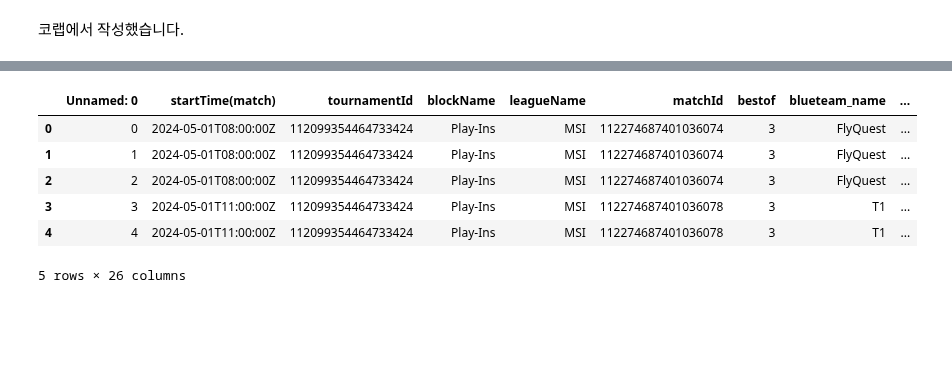
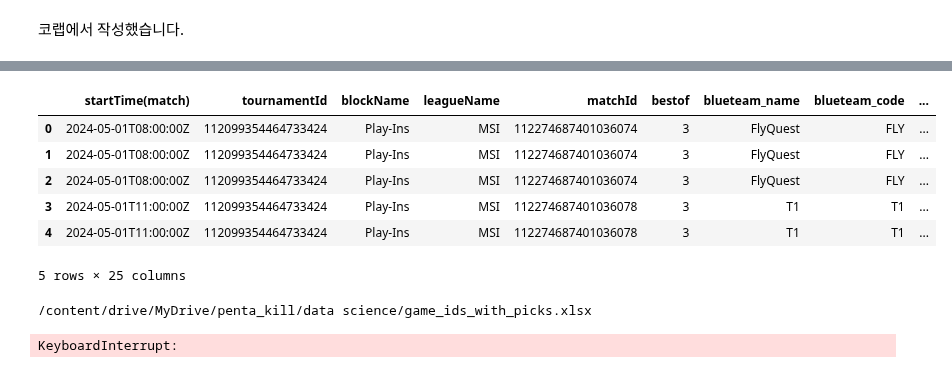
Before and after one commit to chlxogur/penta_kill_data_science, a Jupyter notebook: match_detail_with_scrapped_data.ipynb, the cells around one changed output, grey strips where cells are left out. Cells and saved outputs as stored; diff of their text form; code cells hidden in the pictures; blank space fills up the shorter version.

Commit message:
add picks on game_ids

```diff
--- a/match_detail_with_scrapped_data.ipynb
+++ b/match_detail_with_scrapped_data.ipynb
@@ -13,27 +13,27 @@ import numpy as np
 # %%
 PARTICIPANT_NUMBER_OF_A_TEAM = 5
 
 PROJ_PATH = "/content/drive/MyDrive/penta_kill/data science/"
-former = pd.read_excel(PROJ_PATH + "game_ids_with_patch.xlsx")
+former = pd.read_excel(PROJ_PATH + "game_ids.xlsx")
 crawled = pd.read_excel(PROJ_PATH + "crawling_result_with_codenames.xlsx")
 DETAIL_PATH = PROJ_PATH + "collected_game_data/"
 file_list = os.listdir(DETAIL_PATH)
 pick_from_detail = []
 pick_from_scrap = []
 former = former.astype({"matchId":"str", "gameId":"str"})
 
 for i in range(PARTICIPANT_NUMBER_OF_A_TEAM * 2):
   former[f"pick_{i}"] = np.nan
 
 former.head()
 # %% [output]
-|  | Unnamed: 0 | startTime(match) | tournamentId | blockName | leagueName | matchId | bestof | blueteam_name | ... |
-| 0 | 0 | 2024-05-01T08:00:00Z | 112099354464733424 | Play-Ins | MSI | 112274687401036074 | 3 | FlyQuest | ... |
-| 1 | 1 | 2024-05-01T08:00:00Z | 112099354464733424 | Play-Ins | MSI | 112274687401036074 | 3 | FlyQuest | ... |
-| 2 | 2 | 2024-05-01T08:00:00Z | 112099354464733424 | Play-Ins | MSI | 112274687401036074 | 3 | FlyQuest | ... |
-| 3 | 3 | 2024-05-01T11:00:00Z | 112099354464733424 | Play-Ins | MSI | 112274687401036078 | 3 | T1 | ... |
-| 4 | 4 | 2024-05-01T11:00:00Z | 112099354464733424 | Play-Ins | MSI | 112274687401036078 | 3 | T1 | ... |
+|  | startTime(match) | tournamentId | blockName | leagueName | matchId | bestof | blueteam_name | blueteam_code | ... |
+| 0 | 2024-05-01T08:00:00Z | 112099354464733424 | Play-Ins | MSI | 112274687401036074 | 3 | FlyQuest | FLY | ... |
+| 1 | 2024-05-01T08:00:00Z | 112099354464733424 | Play-Ins | MSI | 112274687401036074 | 3 | FlyQuest | FLY | ... |
+| 2 | 2024-05-01T08:00:00Z | 112099354464733424 | Play-Ins | MSI | 112274687401036074 | 3 | FlyQuest | FLY | ... |
+| 3 | 2024-05-01T11:00:00Z | 112099354464733424 | Play-Ins | MSI | 112274687401036078 | 3 | T1 | T1 | ... |
+| 4 | 2024-05-01T11:00:00Z | 112099354464733424 | Play-Ins | MSI | 112274687401036078 | 3 | T1 | T1 | ... |
-5 rows × 26 columns
+5 rows × 25 columns
 # %%
 def addPick(gameId):
   result = []
@@ -48,9 +48,15 @@ def addPick(gameId):
   else:
     print(f"file {gameId} doesn't exists!")
   return [np.nan for i in range(10)]
+# %%
+print(PROJ_PATH + "game_ids_with_picks.xlsx")
+# %% [output]
+/content/drive/MyDrive/penta_kill/data science/game_ids_with_picks.xlsx
 # %%
 #for tournamentId, games_of_a_tournament_df in former.groupby("tournamentId"): # game_ids_with_patch.xlsx 데이터프레임을 tournamentId별로 나눔 -- merge하면 빠를 것 같아 일단 나눠봄, 중복검사는 필요할 듯
 tqdm.pandas()
-former["pick_0", "pick_1", "pick_2", "pick_3", "pick_4", "pick_5", "pick_6", "pick_7", "pick_8", "pick_9"] = former.progress_apply(lambda row : addPick(row["gameId"]), axis = 1)
+former[["pick_0", "pick_1", "pick_2", "pick_3", "pick_4", "pick_5", "pick_6", "pick_7", "pick_8", "pick_9"]] = former.progress_apply(lambda row : addPick(row["gameId"]), axis = 1)
 
-former.to_excel("game_ids_with_picks.xlsx", index = None)
+former.to_excel(PROJ_PATH + "game_ids_with_picks.xlsx", index = None)
+# %% [output]
+KeyboardInterrupt:
```
Also changed, not shown: parts of 2 cells of this notebook, 2 other files.
